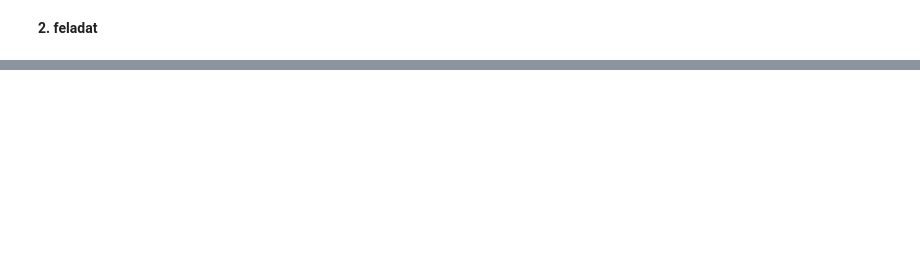
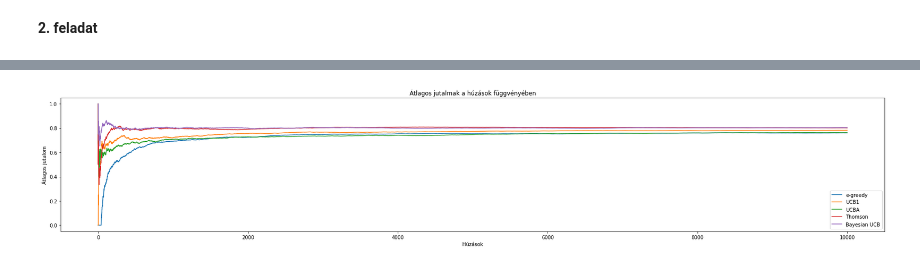
Before and after one commit to balazsmorv/AppleMusicKit, a Jupyter notebook: KGT_ActiveLearning_ipynb_CLT8ZP.ipynb, the cells around one changed output, grey strips where cells are left out. Saved outputs shown, nothing was run; the diff lists cells and outputs as text; code cells hidden in the pictures; blank space fills up the shorter version.

```diff
--- a/KGT_ActiveLearning_ipynb_CLT8ZP.ipynb
+++ b/KGT_ActiveLearning_ipynb_CLT8ZP.ipynb
@@ -252,0 +282,22 @@ print(bayesianUCB_agent.n)
+# %%
+# 3. feladat megoldása - Átlagos jutalom
+
+def moving_averages(X):
+  averages = []
+  for i in range(0, len(X)):
+    averages.append(float(sum(X[0:i+1]) / float(i+1)))
+  return averages
+
+plt.title("Átlagos jutalmak a húzások függvényében")
+plt.xlabel("Húzások")
+plt.ylabel("Átlagos jutalom")
+plt.rcParams["figure.figsize"] = (30,20)
+plt.plot(moving_averages(e_agent.X), label= "e-greedy")
+plt.plot(moving_averages(ucb1_agent.X), label= "UCB1")
+plt.plot(moving_averages(ucbA_agent.X), label= "UCBA")
+plt.plot(moving_averages(thomson_agent.X), label= "Thomson")
+plt.plot(moving_averages(bayesianUCB_agent.X), label= "Bayesian UCB")
+plt.legend()
+plt.show()
+# %% [output]
+[figure, added]
```
Also changed, not shown: parts of 10 cells of this notebook.
